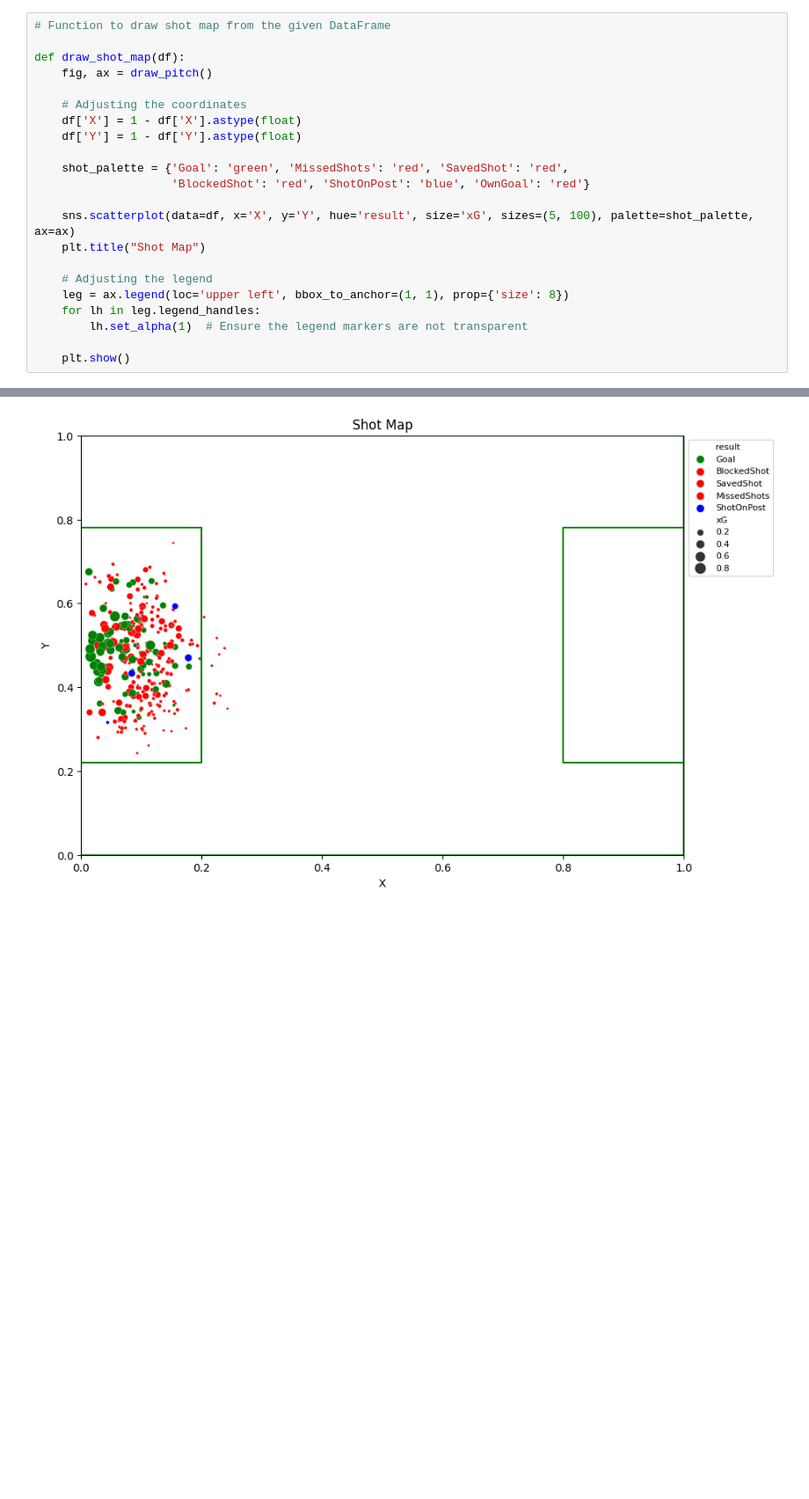
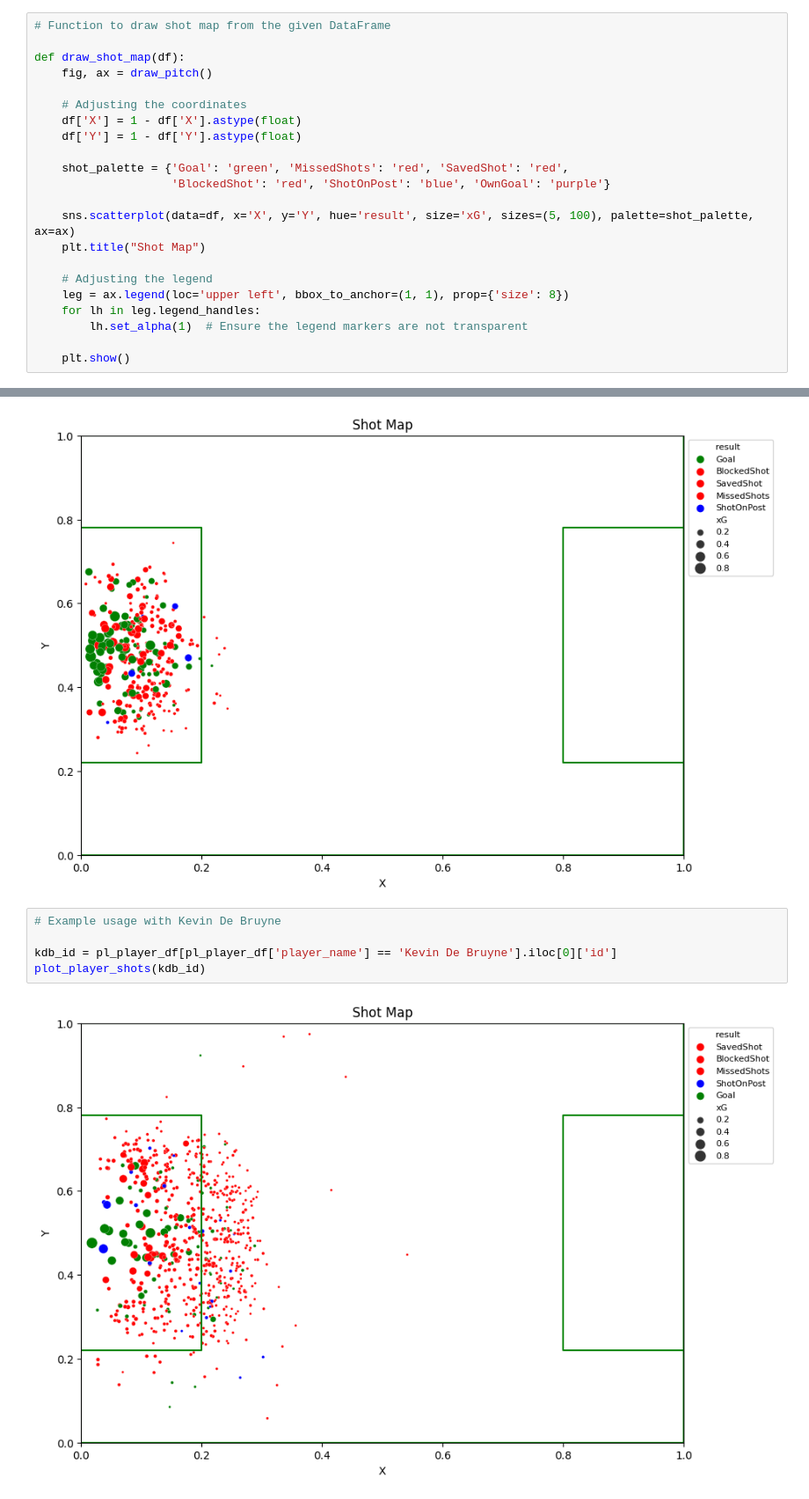
Before and after one commit to arijul2/UnderstatExploration, a Jupyter notebook: Understat_Analysis.ipynb, the cells around one changed output, grey strips where cells are left out. Shown: that part at 88% size. Saved outputs shown, nothing was run; the diff lists cells and outputs as text; blank space fills up the shorter version.

Commit message:
xG visualization throughout game

```diff
--- a/Understat_Analysis.ipynb
+++ b/Understat_Analysis.ipynb
@@ -134,7 +138,7 @@ def draw_shot_map(df):
     df['Y'] = 1 - df['Y'].astype(float)
 
     shot_palette = {'Goal': 'green', 'MissedShots': 'red', 'SavedShot': 'red',
-                    'BlockedShot': 'red', 'ShotOnPost': 'blue', 'OwnGoal': 'red'}
+                    'BlockedShot': 'red', 'ShotOnPost': 'blue', 'OwnGoal': 'purple'}
 
     sns.scatterplot(data=df, x='X', y='Y', hue='result', size='xG', sizes=(5, 100), palette=shot_palette, ax=ax)
     plt.title("Shot Map")
@@ -171,3 +175,10 @@ haaland_id = pl_player_df[pl_player_df['player_name'] == 'Erling Haaland'].iloc[
 plot_player_shots(haaland_id)
 # %% [output]
 [figure]
+# %%
+# Example usage with Kevin De Bruyne
+
+kdb_id = pl_player_df[pl_player_df['player_name'] == 'Kevin De Bruyne'].iloc[0]['id']
+plot_player_shots(kdb_id)
+# %% [output]
+[figure, added]
```
Also changed, not shown: parts of 6 cells of this notebook.
